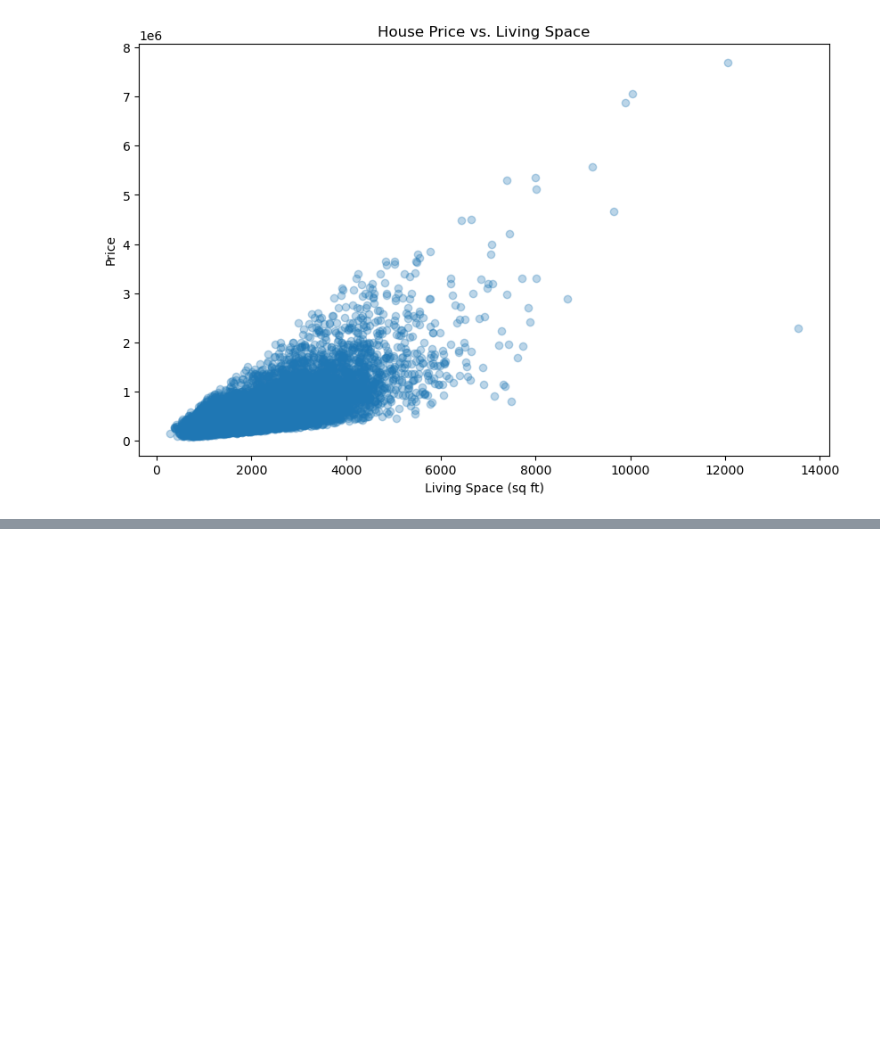
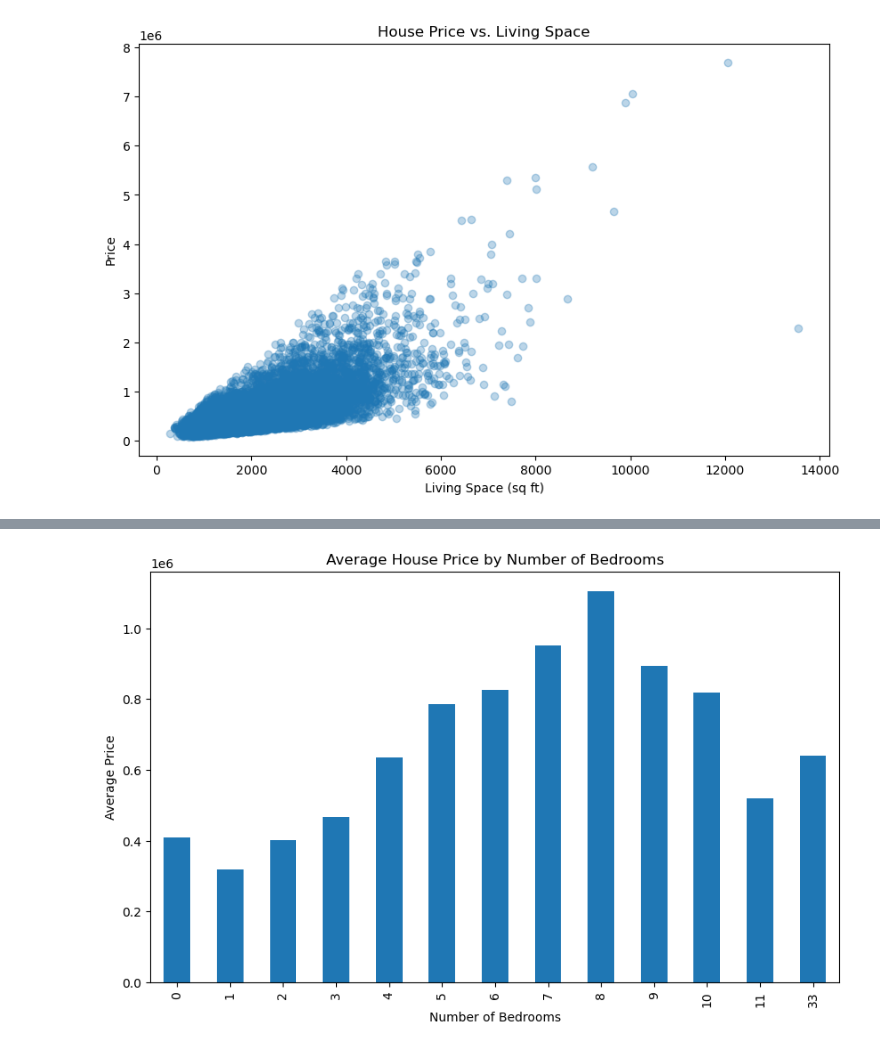
Before and after one commit to Tatianaob/seattle-housing-analysis, a Jupyter notebook: notebooks/01_exploratory_data_analysis.ipynb, the cells around one changed output, grey strips where cells are left out. Drawn from its saved outputs; the diff is of its cells as text; code cells hidden in the pictures; blank space fills up the shorter version.

Commit message:
price vs num of bedroom comparison

```diff
--- a/notebooks/01_exploratory_data_analysis.ipynb
+++ b/notebooks/01_exploratory_data_analysis.ipynb
@@ -246,0 +253,12 @@ plt.show()
+# %%
+plt.figure(figsize=(10, 6))
+
+df.groupby("bedrooms")["price"].mean().plot(kind="bar")
+
+plt.title("Average House Price by Number of Bedrooms")
+plt.xlabel("Number of Bedrooms")
+plt.ylabel("Average Price")
+
+plt.show()
+# %% [output]
+[figure, added]
```
Also changed, not shown: parts of 1 cell of this notebook.
